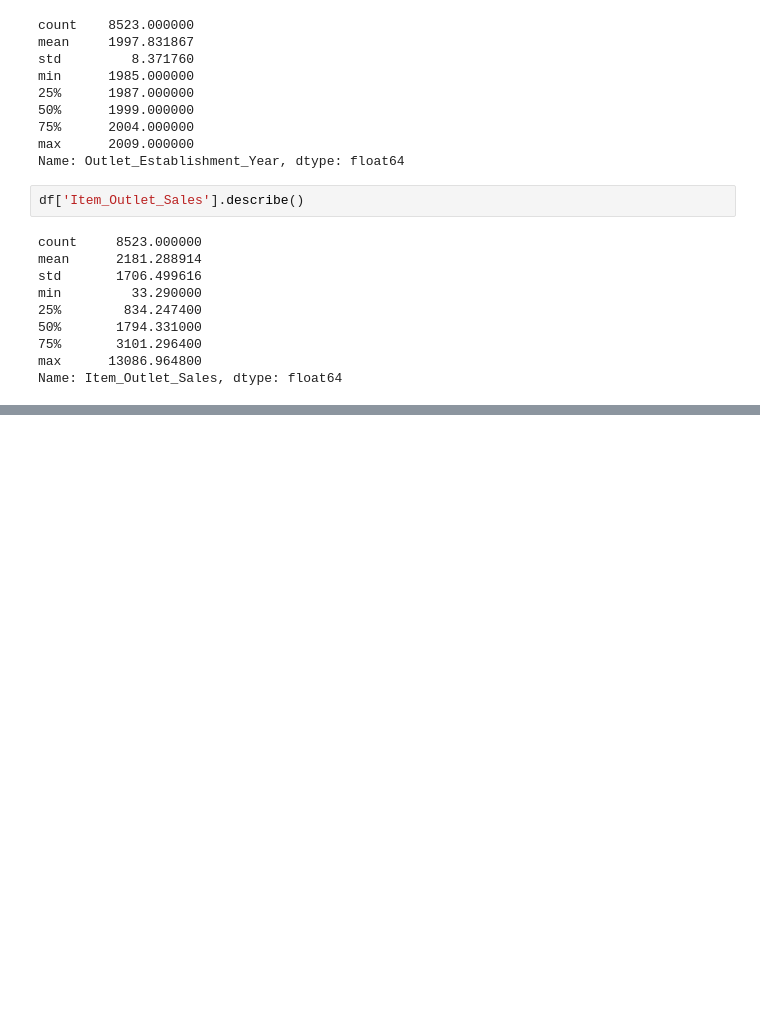
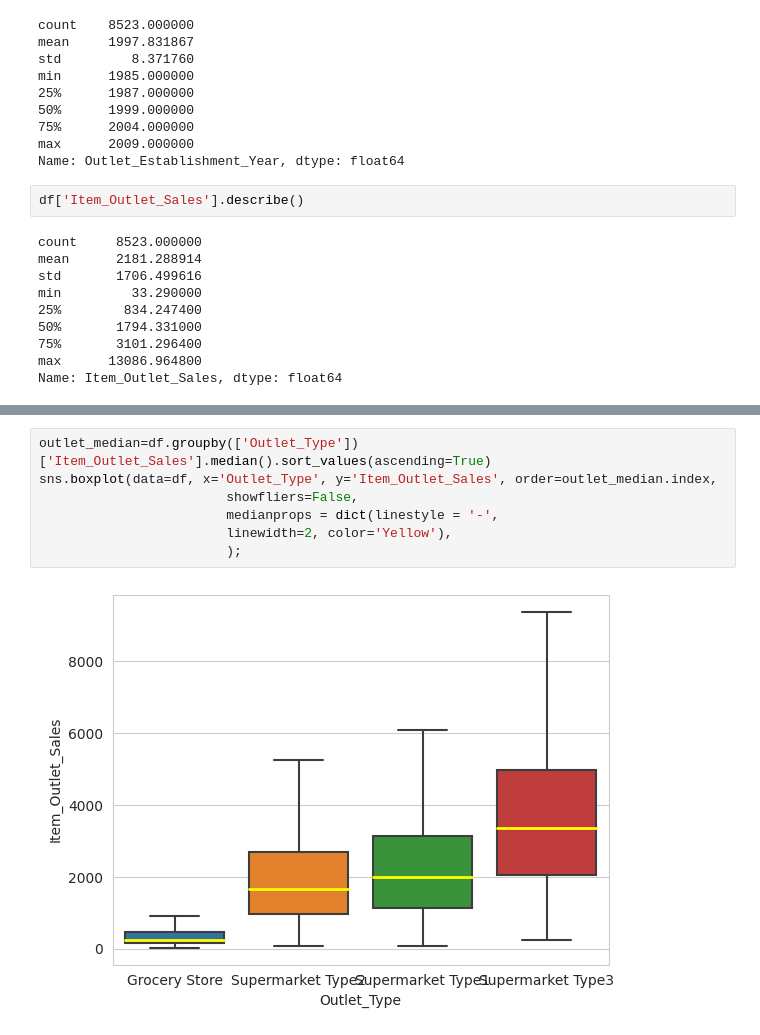
Before and after one commit to velascogringo/Sales_Prediction, a Jupyter notebook: Sales_Prediction_Core.ipynb, the cells around one changed output, grey strips where cells are left out. Drawn from its saved outputs; the diff is of its cells as text; blank space fills up the shorter version.

```diff
--- a/Sales_Prediction_Core.ipynb
+++ b/Sales_Prediction_Core.ipynb
@@ -243,0 +321,9 @@ Name: Item_Outlet_Sales, dtype: float64
+# %%
+outlet_median=df.groupby(['Outlet_Type'])['Item_Outlet_Sales'].median().sort_values(ascending=True)
+sns.boxplot(data=df, x='Outlet_Type', y='Item_Outlet_Sales', order=outlet_median.index,
+                        showfliers=False,
+                        medianprops = dict(linestyle = '-',
+                        linewidth=2, color='Yellow'),
+                        );
+# %% [output]
+[figure, added]
```
Also changed, not shown: parts of 16 cells of this notebook.
